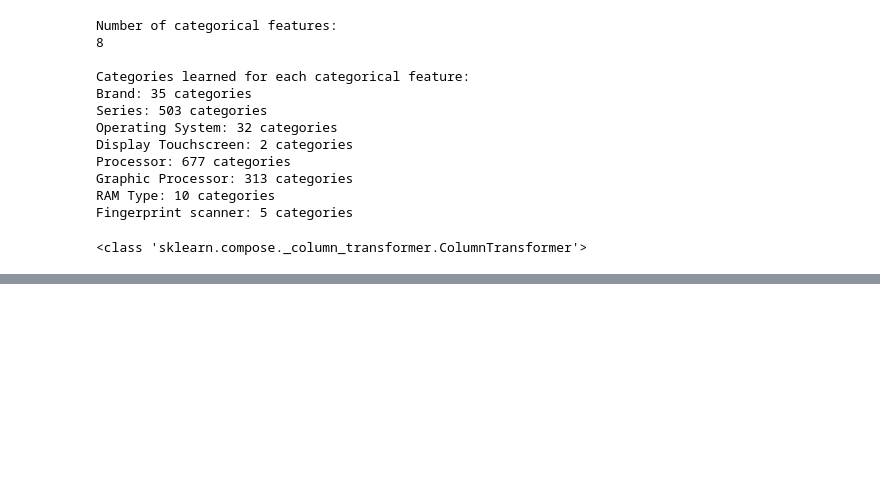
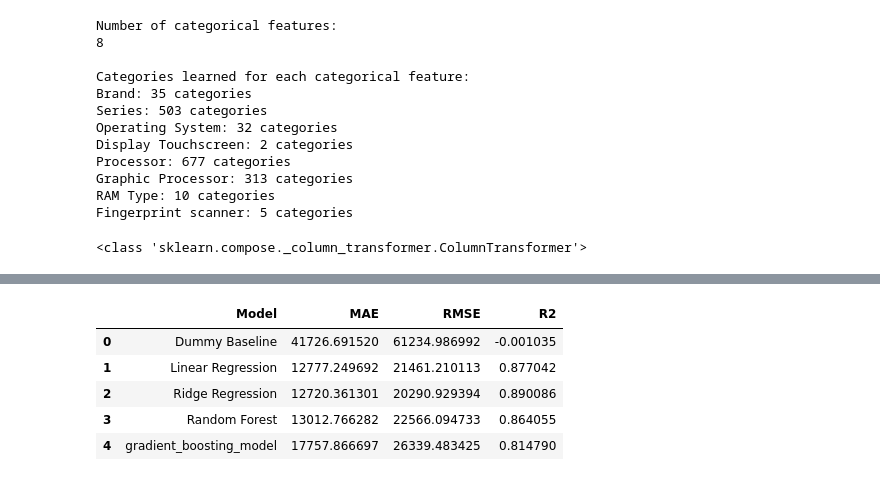
Before and after one commit to Sandeep-060/LaptopWise, a Jupyter notebook: notebooks/05_ml_pipeline.ipynb, the cells around one changed output, grey strips where cells are left out. Cells and saved outputs as stored; diff of their text form; code cells hidden in the pictures; blank space fills up the shorter version.

```diff
--- a/notebooks/05_ml_pipeline.ipynb
+++ b/notebooks/05_ml_pipeline.ipynb
@@ -304,0 +565,34 @@ print(type(preprocessor))
+# %%
+evaluation_results = []
+
+for name, prediction in predictions.items():
+
+    mae = mean_absolute_error(y_test, prediction)
+
+    rmse = np.sqrt(mean_squared_error(y_test, prediction))
+
+    r2 = r2_score(y_test, prediction)
+
+    evaluation_results.append({
+        "Model": name,
+        "MAE": mae,
+        "RMSE": rmse,
+        "R2": r2
+    })
+# %%
+evaluation_results.insert(0, {
+    "Model": "Dummy Baseline",
+    "MAE": baseline_mae,
+    "RMSE": baseline_rmse,
+    "R2": baseline_r2
+})
+# %%
+evaluation_df = pd.DataFrame(evaluation_results)
+evaluation_df
+# %% [output]
+|  | Model | MAE | RMSE | R2 |
+| 0 | Dummy Baseline | 41726.691520 | 61234.986992 | -0.001035 |
+| 1 | Linear Regression | 12777.249692 | 21461.210113 | 0.877042 |
+| 2 | Ridge Regression | 12720.361301 | 20290.929394 | 0.890086 |
+| 3 | Random Forest | 13012.766282 | 22566.094733 | 0.864055 |
+| 4 | gradient_boosting_model | 17757.866697 | 26339.483425 | 0.814790 |
```
Also changed, not shown: parts of 33 cells of this notebook.
